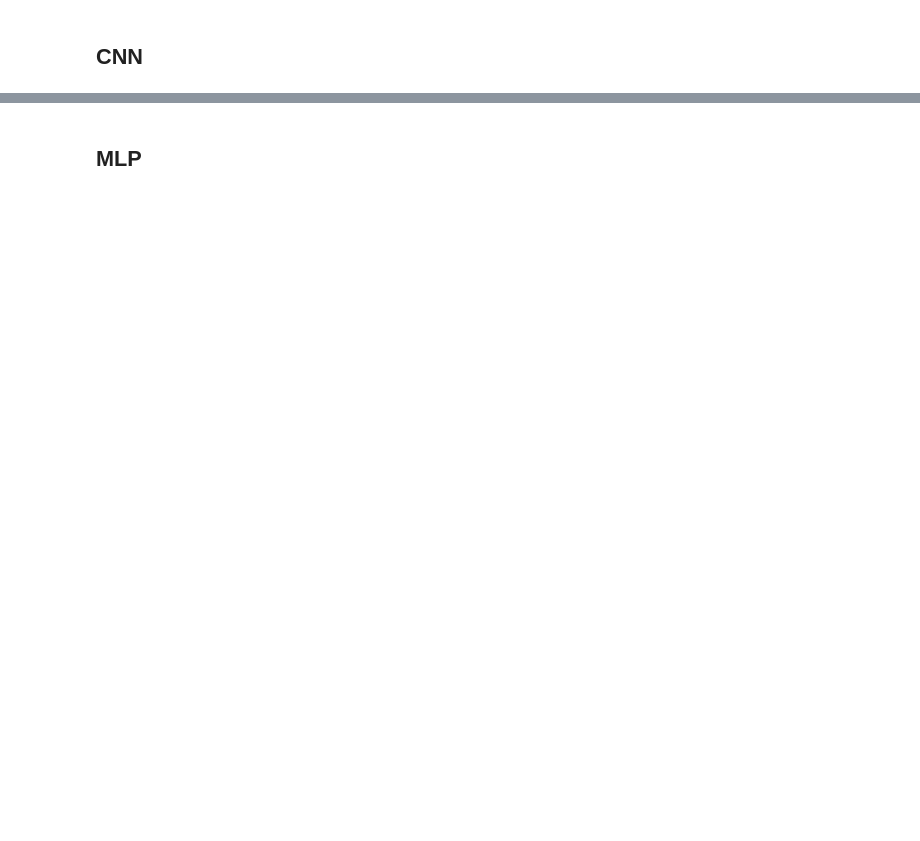
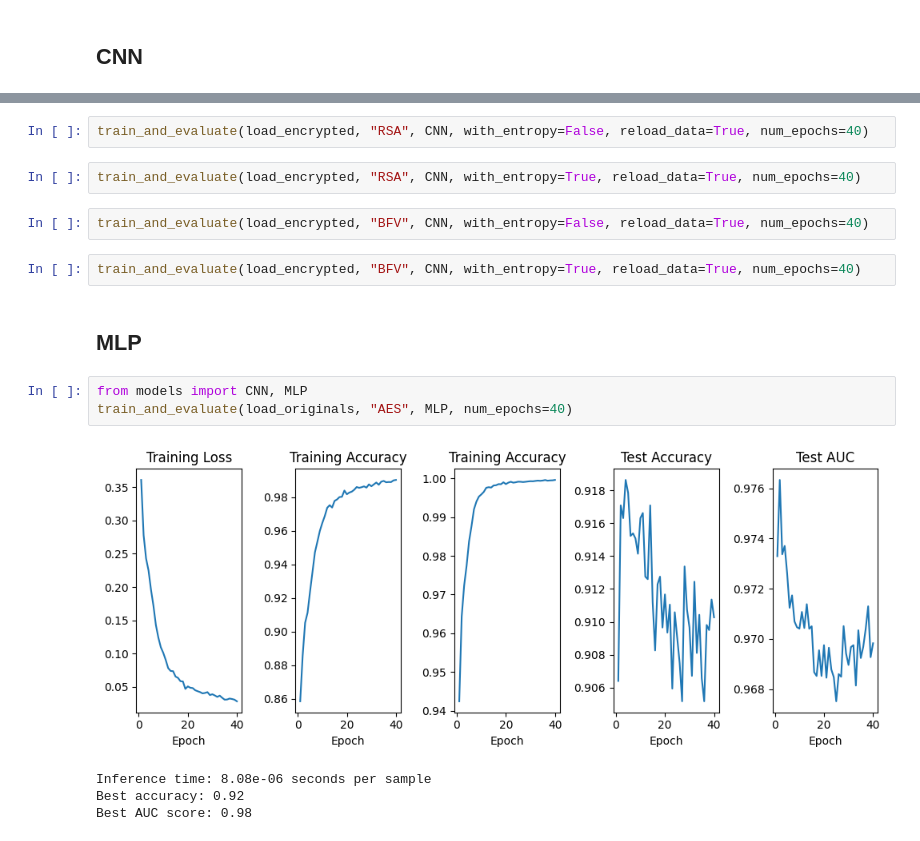
Before and after one commit to paavalipopov/crypto_proj, a Jupyter notebook: main.ipynb, the cells around one changed output, grey strips where cells are left out. Saved outputs shown, nothing was run; the diff lists cells and outputs as text; blank space fills up the shorter version.

```diff
--- a/main.ipynb
+++ b/main.ipynb
@@ -316,2 +307,18 @@ Best AUC score: 0.51
+# %%
+train_and_evaluate(load_encrypted, "RSA", CNN, with_entropy=False, reload_data=True, num_epochs=40)
+# %%
+train_and_evaluate(load_encrypted, "RSA", CNN, with_entropy=True, reload_data=True, num_epochs=40)
+# %%
+train_and_evaluate(load_encrypted, "BFV", CNN, with_entropy=False, reload_data=True, num_epochs=40)
+# %%
+train_and_evaluate(load_encrypted, "BFV", CNN, with_entropy=True, reload_data=True, num_epochs=40)
 # %% [markdown]
 ## MLP
+# %%
+from models import CNN, MLP
+train_and_evaluate(load_originals, "AES", MLP, num_epochs=40)
+# %% [output]
+[figure, added]
+Inference time: 8.08e-06 seconds per sample
+Best accuracy: 0.92
+Best AUC score: 0.98
```
Also changed, not shown: parts of 19 cells of this notebook, 3 other files.
